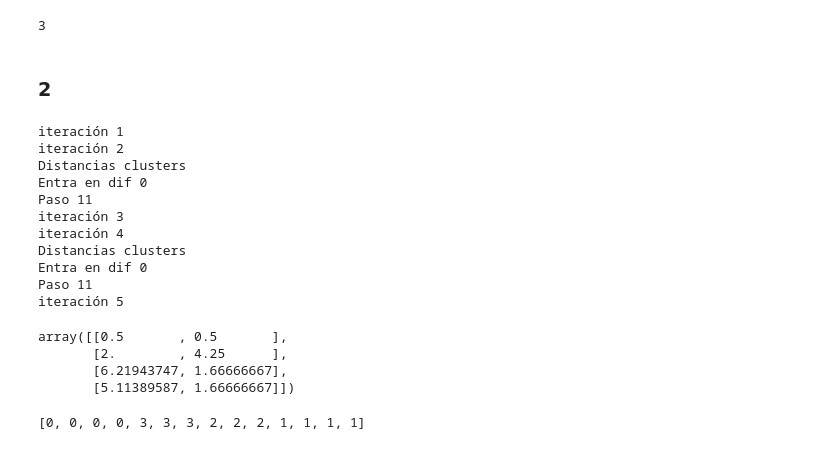
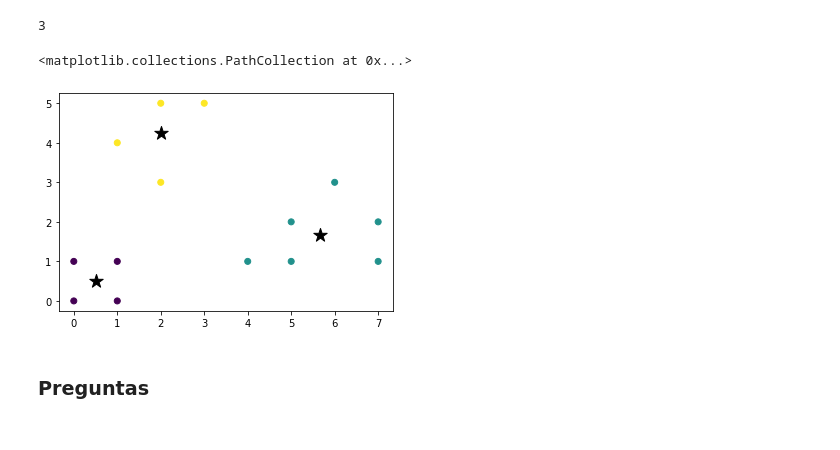
Before and after one commit to danielfrgs/2022_1-RECONOCIMIENTO-PATRONES, a Jupyter notebook: Tareas/Tarea 4/T4_ISODATA.ipynb, the cells around one changed output. Drawn from its saved outputs; the diff is of its cells as text; code cells hidden in the pictures.

```diff
--- a/Tareas/Tarea 4/T4_ISODATA.ipynb
+++ b/Tareas/Tarea 4/T4_ISODATA.ipynb
@@ -828,5 +828,15 @@ labes
 itp
 # %% [output]
 3
+# %%
+# Gráfica
+
+import matplotlib.pyplot as plt
+
+plt.scatter(X[:, 0], X[:, 1], c = labes)
+plt.scatter(pru[:, 0], pru[:, 1], marker = '*', s=200, c = 'k')
+# %% [output]
+<matplotlib.collections.PathCollection at 0x...>
+[figure, added]
 # %% [markdown]
-### 2
+### Preguntas
@@ -850,26 +842,0 @@ N = 10
-# %%
-# Aplicamos nuestro algoritmo
-pru, labes, itp = ISODATA_A(c, X, Y, k, m0, std, lamb, d0, l, N)
-# %% [output]
-iteración 1
-iteración 2
-Distancias clusters
-Entra en dif 0
-Paso 11
-iteración 3
-iteración 4
-Distancias clusters
-Entra en dif 0
-Paso 11
-iteración 5
-# %%
-pru
-# %% [output]
-array([[0.5       , 0.5       ],
-       [2.        , 4.25      ],
-       [6.21943747, 1.66666667],
-       [5.11389587, 1.66666667]])
-# %%
-labes
-# %% [output]
-[0, 0, 0, 0, 3, 3, 3, 2, 2, 2, 1, 1, 1, 1]
```
Also changed, not shown: parts of 4 cells of this notebook.
